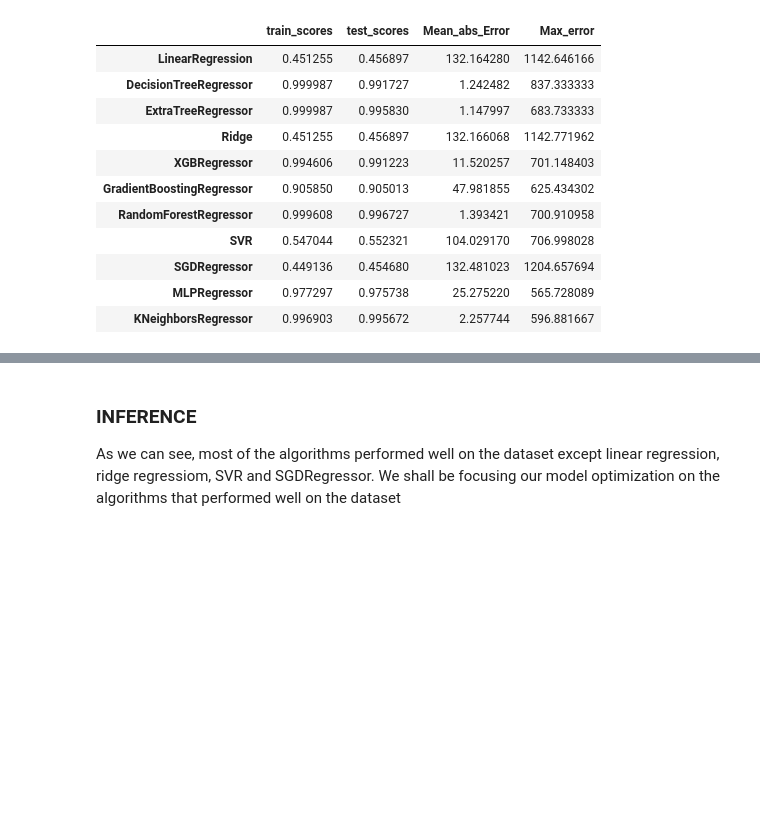
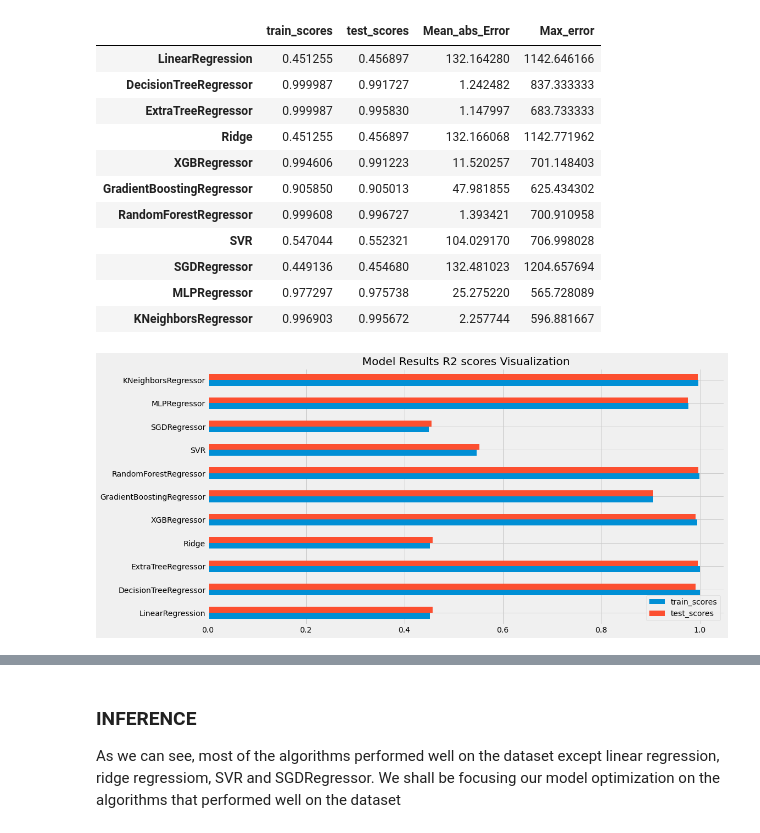
Before and after one commit to Bakare-Opeyemi/Water-Pump-Project, a Jupyter notebook: Water_Pump_Project -- Model Development.ipynb, the cells around one changed output, grey strips where cells are left out. Drawn from its saved outputs; the diff is of its cells as text; code cells hidden in the pictures; blank space fills up the shorter version.

Commit message:
added visualization of first models

```diff
--- a/Water_Pump_Project -- Model Development.ipynb
+++ b/Water_Pump_Project -- Model Development.ipynb
@@ -118,3 +118,8 @@ metrics_df
 | SGDRegressor | 0.449136 | 0.454680 | 132.481023 | 1204.657694 |
 | MLPRegressor | 0.977297 | 0.975738 | 25.275220 | 565.728089 |
 | KNeighborsRegressor | 0.996903 | 0.995672 | 2.257744 | 596.881667 |
+# %%
+metrics_df[['train_scores', 'test_scores']].plot(kind = 'barh', figsize =(15,8), title = 'Model Results R2 scores Visualization' )
+plt.show()
+# %% [output]
+[figure, added]
```
Also changed, not shown: parts of 1 cell of this notebook.
